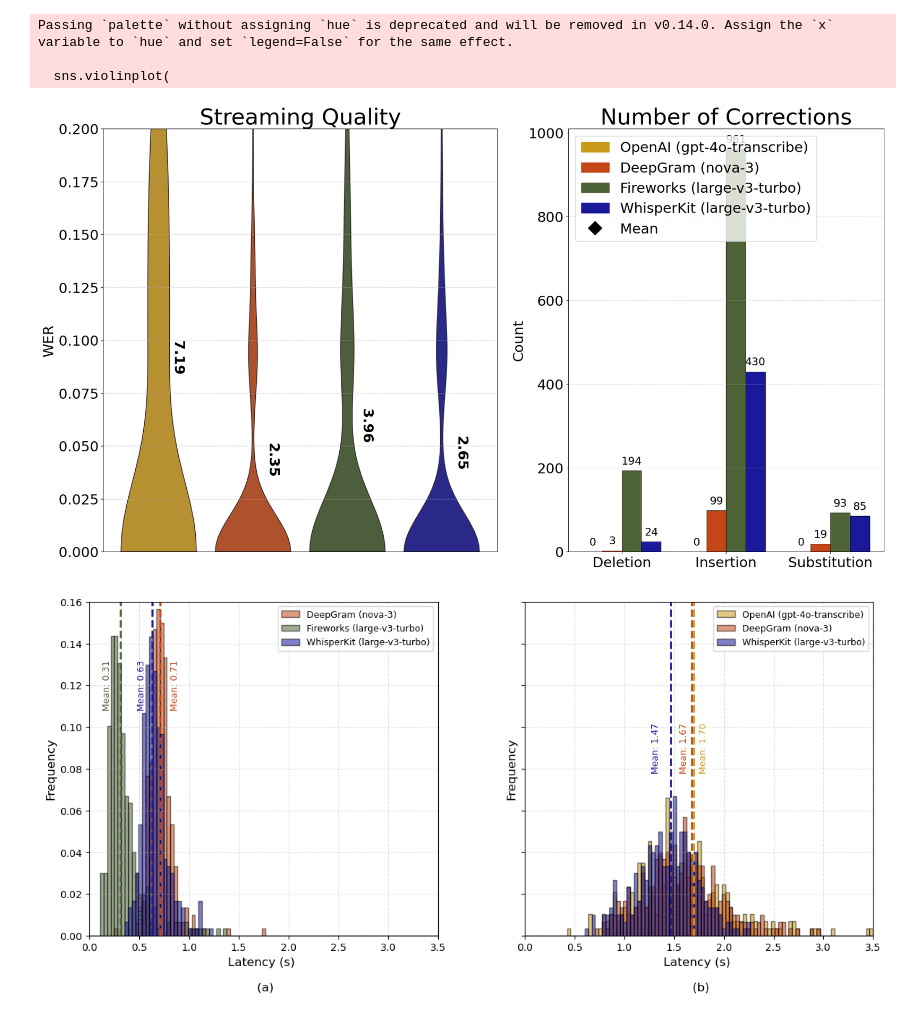
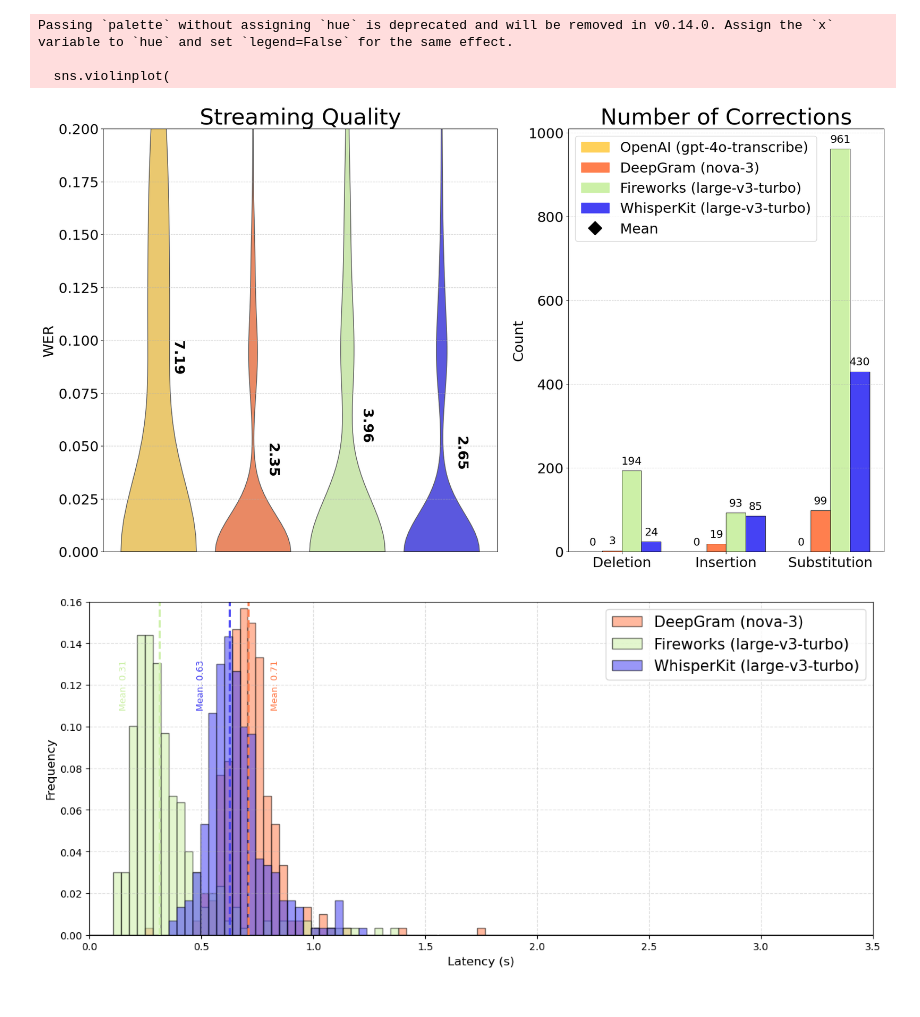
Before and after one commit to dbrkn/OpenBench, a Jupyter notebook: icml_analysis/paper-figures.ipynb, the cells around one changed output. Cells and saved outputs as stored; diff of their text form; code cells hidden in the pictures.

```diff
--- a/icml_analysis/paper-figures.ipynb
+++ b/icml_analysis/paper-figures.ipynb
@@ -25,7 +25,7 @@ systems = {
 }
 
 # Columns correspond to deletion, substitution, insertion
-metrics = ['number_deletions_global', 'number_substitutions_global', 'number_insertions_global']
+metrics = ['number_deletions_global',  'number_insertions_global', 'number_substitutions_global',]
 
 num_corrections_raw = np.zeros((4, 3))
 
@@ -49,7 +49,7 @@ labels  = [
     'Fireworks (large-v3-turbo)',
     'WhisperKit (large-v3-turbo)',
 ]
-colors  = ['#CC9A1B', '#C44717', '#4D6337', '#1A199A','#0E0C06', '#737066']
+colors  =  ['#FFD15A', '#FF7F4E', '#CCF0A7', '#4542F4']
 data    = [wer_l['openai'], wer_l['deepgram'], wer_l['fireworks'], wer_l['whisperkit']]
 mean_val_l = [global_wer['openai'], global_wer['deepgram'], global_wer['fireworks'], global_wer['whisperkit']]
 
@@ -100,7 +100,7 @@ mean_handle   = Line2D([0], [0], marker='D', color='black',
 # ❶  Prepare the data ----------------------------------------------------------
 systems = labels
 error_labels = ['Deletion', 'Insertion', 'Substitution']          # group order
-sys_colors   = ['#CC9A1B', '#C44717', '#4D6337', '#1A199A']       # per-system
+sys_colors   = ['#FFD15A', '#FF7F4E', '#CCF0A7', '#4542F4']       # per-system
 
 # counts[system, error]  →  reorder columns to match error_labels
 col_map = [0, 2, 1]                                               # D, I, S
@@ -142,7 +142,7 @@ for lab in ax2.get_yticklabels():
 Passing `palette` without assigning `hue` is deprecated and will be removed in v0.14.0. Assign the `x` variable to `hue` and set `legend=False` for the same effect.
 
   sns.violinplot(
-[figure, old version]
+[figure, new version]
 # %%
 # Define the systems and associated DataFrames (None for OpenAI streaming global as special case)
 systems = {
@@ -189,7 +189,7 @@ def add_latency_histogram(ax, gt_avg, gt_global, *, title, legend):
 
     # | plotting parameters
     if legend:
-        colors  = [ '#C44717', '#4D6337', '#1A199A']
+        colors  = [ '#FF7F4E', '#CCF0A7', '#4542F4']
         labels  = [
 
             'DeepGram (nova-3)',
@@ -199,7 +199,7 @@ def add_latency_histogram(ax, gt_avg, gt_global, *, title, legend):
         offsets = [0.1, -0.18, -0.15, 0.05]         # tweak ↔ mean-label positions
         y_offset = 0.12
     else:
-        colors  = ['#CC9A1B', '#C44717', '#1A199A']
+        colors  = ['#FFD15A', '#FF7F4E', '#4542F4']
         labels  = [
             'OpenAI (gpt-4o-transcribe)',
             'DeepGram (nova-3)',
@@ -226,58 +226,34 @@ def add_latency_histogram(ax, gt_avg, gt_global, *, title, legend):
 
     # 4 | cosmetics
     ax.set_title(title, fontsize=15)
     ax.set_xlim(0, 3.5)
     ax.set_ylim(0, 0.16)
-    if legend:
-        ax.set_xlabel('Latency (s) \n \n (a)', fontsize=12)
-    else:
-        ax.set_xlabel('Latency (s) \n \n (b)', fontsize=12)
     ax.set_ylabel('Frequency', fontsize=12)
+    ax.set_xlabel('Latency (s)', fontsize=12)
     ax.grid(True, linestyle='--', alpha=0.4)
     ax.tick_params(labelsize=10)
-    ax.legend(fontsize=9)
+    ax.legend(fontsize=15)
 
 
 # ── Build the two-panel figure ──────────────────────────────────────────────
-fig, (ax_a, ax_b) = plt.subplots(1, 2, figsize=(14, 6), sharey=True,
+fig, ax_a = plt.subplots(1, 1, figsize=(14, 6), sharey=True,
                                  gridspec_kw={'wspace': 0.25})
 
 # (a) original data
 add_latency_histogram(
     ax_a,
     gt_avg=[
             streaming['deepgram'],
             streaming['fireworks'],
             streaming['whisperkit']
         ],
     gt_global=[
             global_streaming['deepgram'],
             global_streaming['fireworks'],
             global_streaming['whisperkit']
         ],
     title='',
     legend = True
 )
-
-# (b) confirmed data
-add_latency_histogram(
-    ax_b,
-    gt_avg=[
-            confirmed_streaming['openai'],
-            confirmed_streaming['deepgram'],
-            confirmed_streaming['whisperkit']
-        ],
-     gt_global=[
-            global_confirmed_streaming['openai'],
-            global_confirmed_streaming['deepgram'],
-            global_confirmed_streaming['whisperkit']
-        ],
-    title='',
-    legend = False
-)
-
-
-plt.tight_layout()
-plt.show()
 # %% [output]
-[figure, old version]
+[figure, new version]
```
Also changed, not shown: parts of 1 cell of this notebook.
